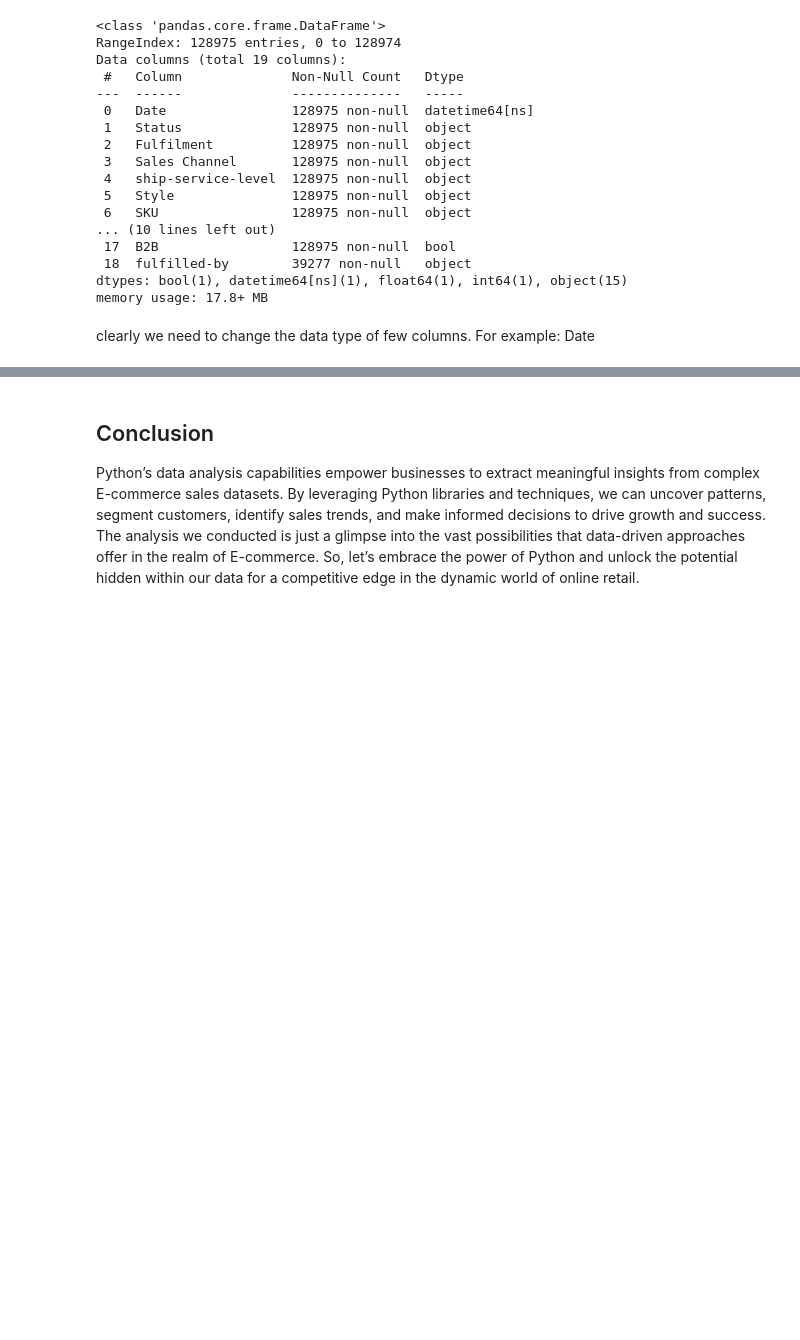
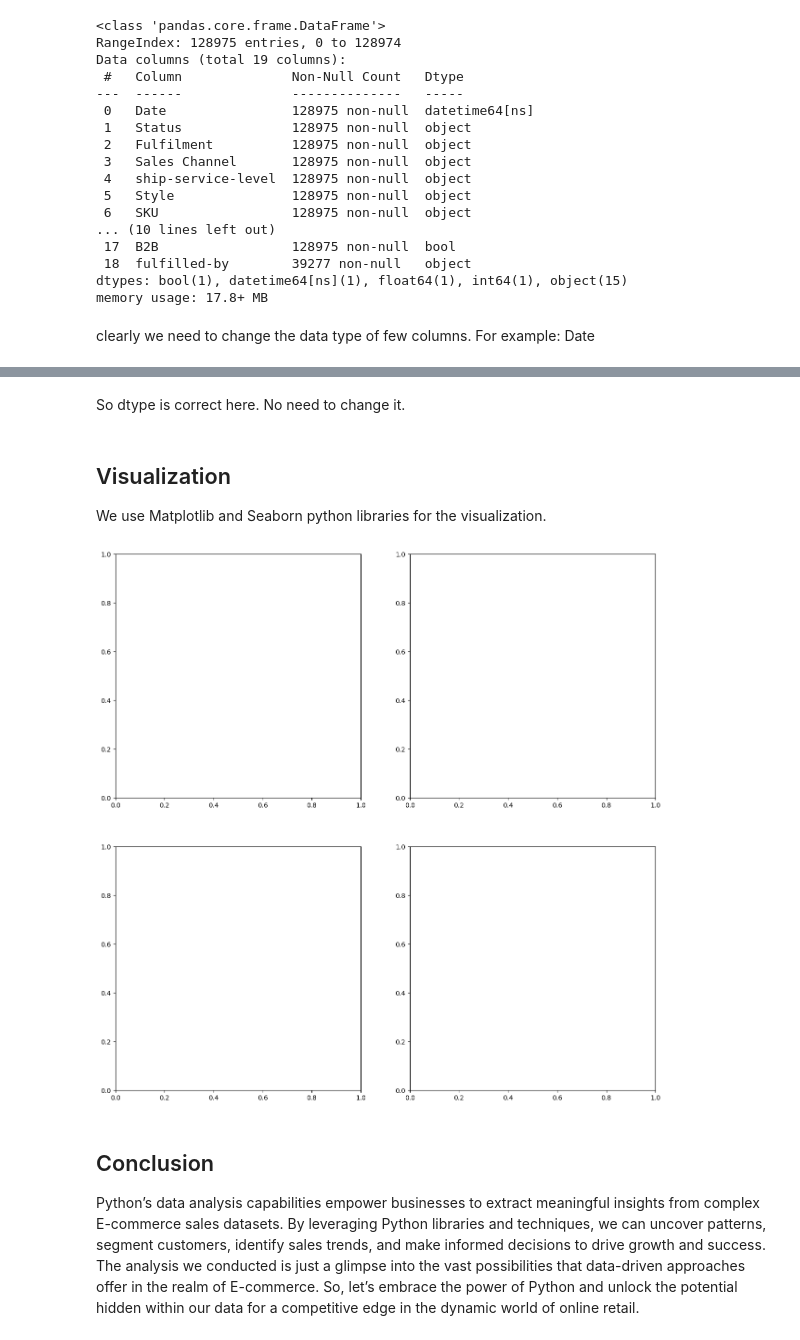
Before and after one commit to arunp77/Data-analysis-projects, a Jupyter notebook: E-commerce/ecommerce-data-analysis.ipynb, the cells around one changed output, grey strips where cells are left out. Cells and saved outputs as stored; diff of their text form; code cells hidden in the pictures; blank space fills up the shorter version.

```diff
--- a/E-commerce/ecommerce-data-analysis.ipynb
+++ b/E-commerce/ecommerce-data-analysis.ipynb
@@ -298,3 +493,14 @@ df_amz.head()
+# %% [markdown]
+So dtype is correct here. No need to change it.
+# %% [markdown]
+## Visualization
+
+We use Matplotlib and Seaborn python libraries for the visualization.
+# %%
+# Setting up the plot grid
+fig, axs = plt.subplots(nrows=2, ncols=2, figsize=(15, 15))
+# %% [output]
+[figure, added]
 # %% [markdown]
 ## Conclusion
 
```
Also changed, not shown: parts of 29 cells of this notebook.
